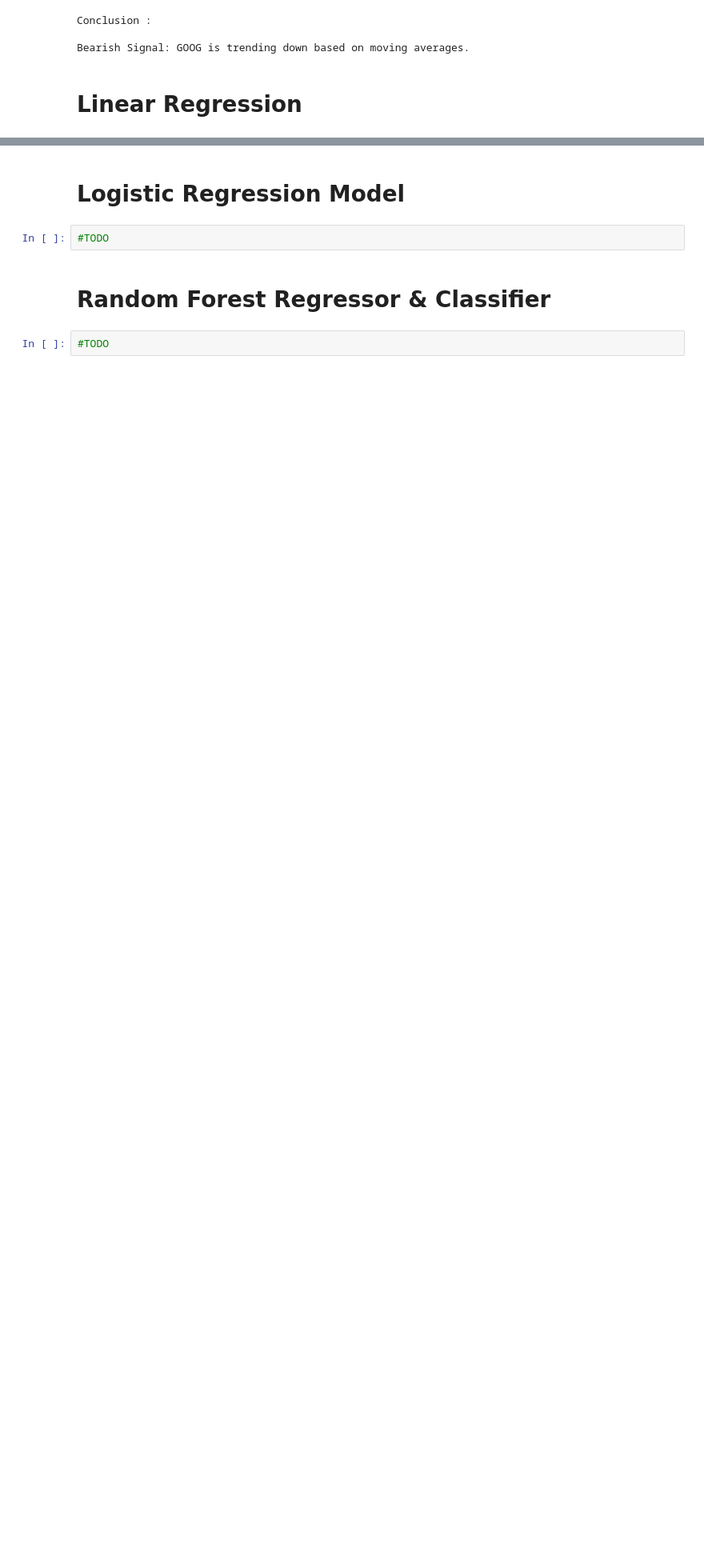
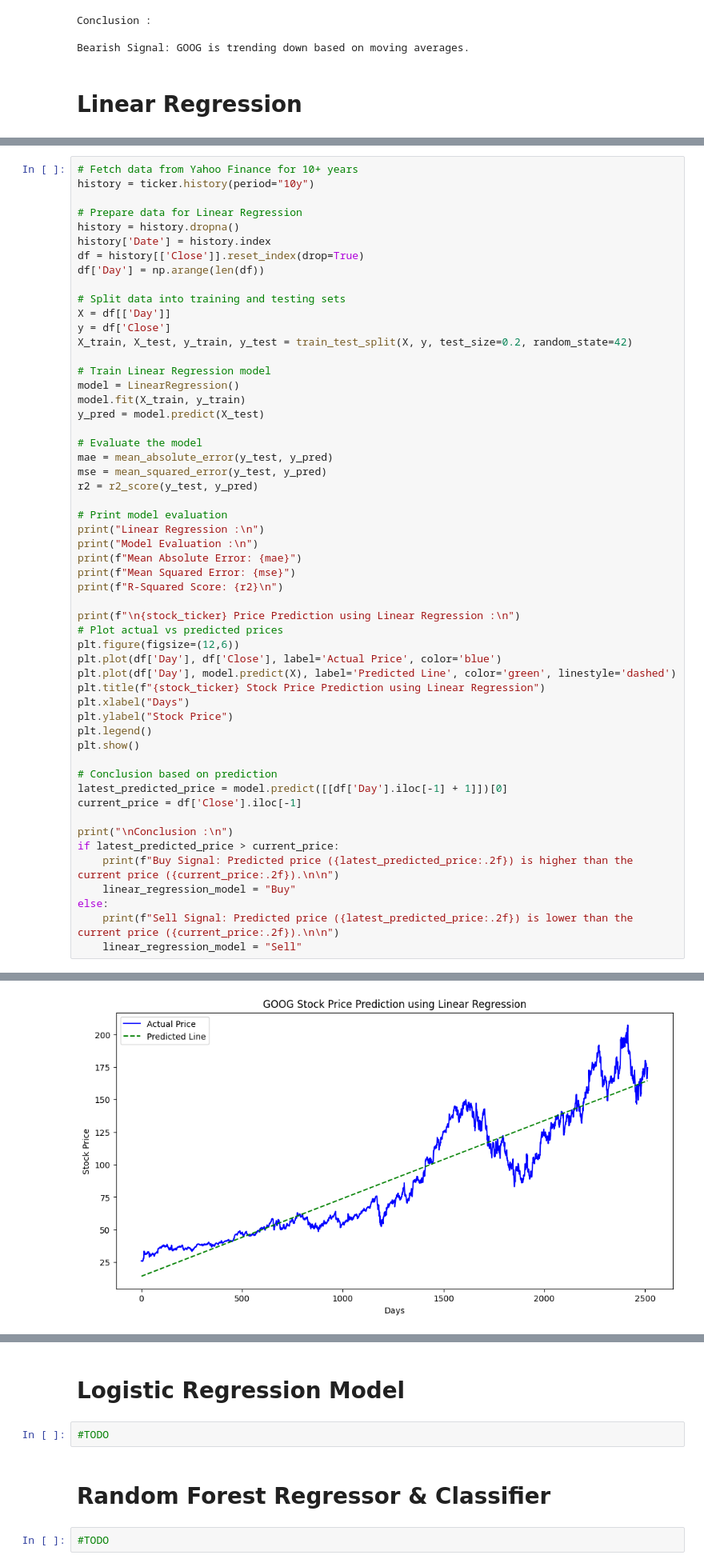
Before and after one commit to Hello-Kitty-1311/Stock-Analysis-V1, a Jupyter notebook: code.ipynb, the cells around one changed output, grey strips where cells are left out. Shown: that part at 80% size. Drawn from its saved outputs; the diff is of its cells as text; blank space fills up the shorter version.

Commit message:
Linear Regression

```diff
--- a/code.ipynb
+++ b/code.ipynb
@@ -259,0 +258,55 @@ Bearish Signal: GOOG is trending down based on moving averages.
+# %%
+# Fetch data from Yahoo Finance for 10+ years
+history = ticker.history(period="10y")
+
+# Prepare data for Linear Regression
+history = history.dropna()
+history['Date'] = history.index
+df = history[['Close']].reset_index(drop=True)
+df['Day'] = np.arange(len(df))
+
+# Split data into training and testing sets
+X = df[['Day']]
+y = df['Close']
+X_train, X_test, y_train, y_test = train_test_split(X, y, test_size=0.2, random_state=42)
+
+# Train Linear Regression model
+model = LinearRegression()
+model.fit(X_train, y_train)
+y_pred = model.predict(X_test)
+
+# Evaluate the model
+mae = mean_absolute_error(y_test, y_pred)
+mse = mean_squared_error(y_test, y_pred)
+r2 = r2_score(y_test, y_pred)
+
+# Print model evaluation
+print("Linear Regression :\n")
+print("Model Evaluation :\n")
+print(f"Mean Absolute Error: {mae}")
+print(f"Mean Squared Error: {mse}")
+print(f"R-Squared Score: {r2}\n")
+
+print(f"\n{stock_ticker} Price Prediction using Linear Regression :\n")
+# Plot actual vs predicted prices
+plt.figure(figsize=(12,6))
+plt.plot(df['Day'], df['Close'], label='Actual Price', color='blue')
+plt.plot(df['Day'], model.predict(X), label='Predicted Line', color='green', linestyle='dashed')
+plt.title(f"{stock_ticker} Stock Price Prediction using Linear Regression")
+plt.xlabel("Days")
+plt.ylabel("Stock Price")
+plt.legend()
+plt.show()
+
+# Conclusion based on prediction
+latest_predicted_price = model.predict([[df['Day'].iloc[-1] + 1]])[0]
+current_price = df['Close'].iloc[-1]
+
+print("\nConclusion :\n")
+if latest_predicted_price > current_price:
+    print(f"Buy Signal: Predicted price ({latest_predicted_price:.2f}) is higher than the current price ({current_price:.2f}).\n\n")
+    linear_regression_model = "Buy"
+else:
+    print(f"Sell Signal: Predicted price ({latest_predicted_price:.2f}) is lower than the current price ({current_price:.2f}).\n\n")
+    linear_regression_model = "Sell"
+# %% [output]
@@ -259,0 +323 @@ Bearish Signal: GOOG is trending down based on moving averages.
+[figure, added]
```
Also changed, not shown: parts of 2 cells of this notebook.
